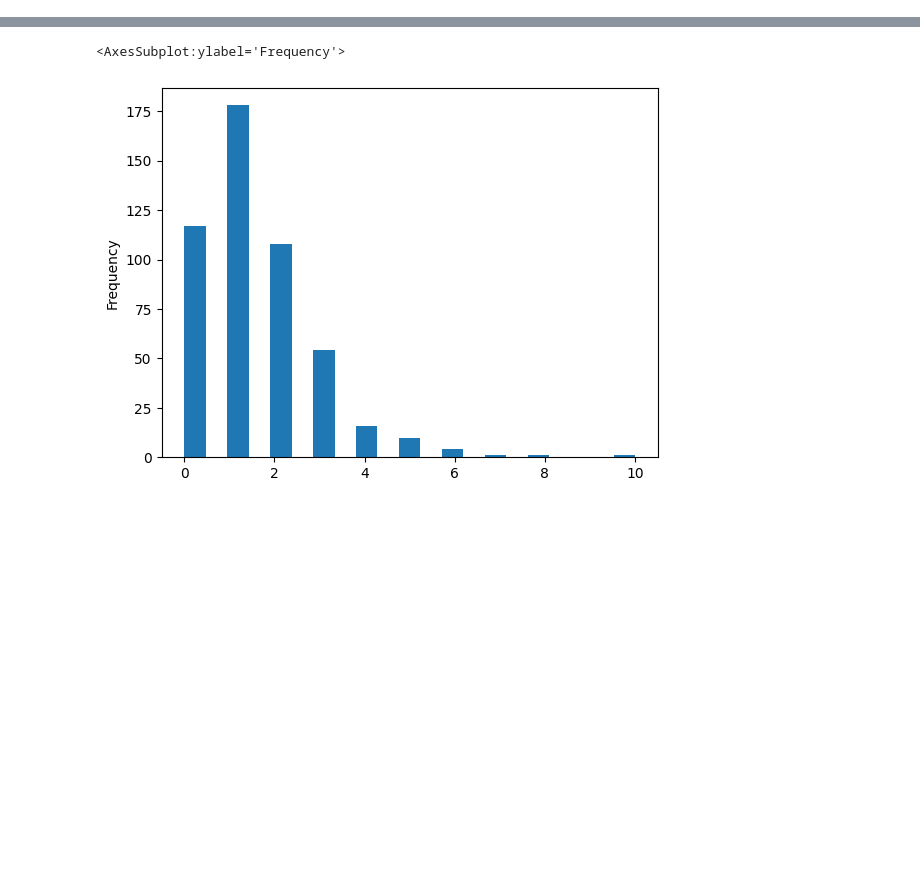
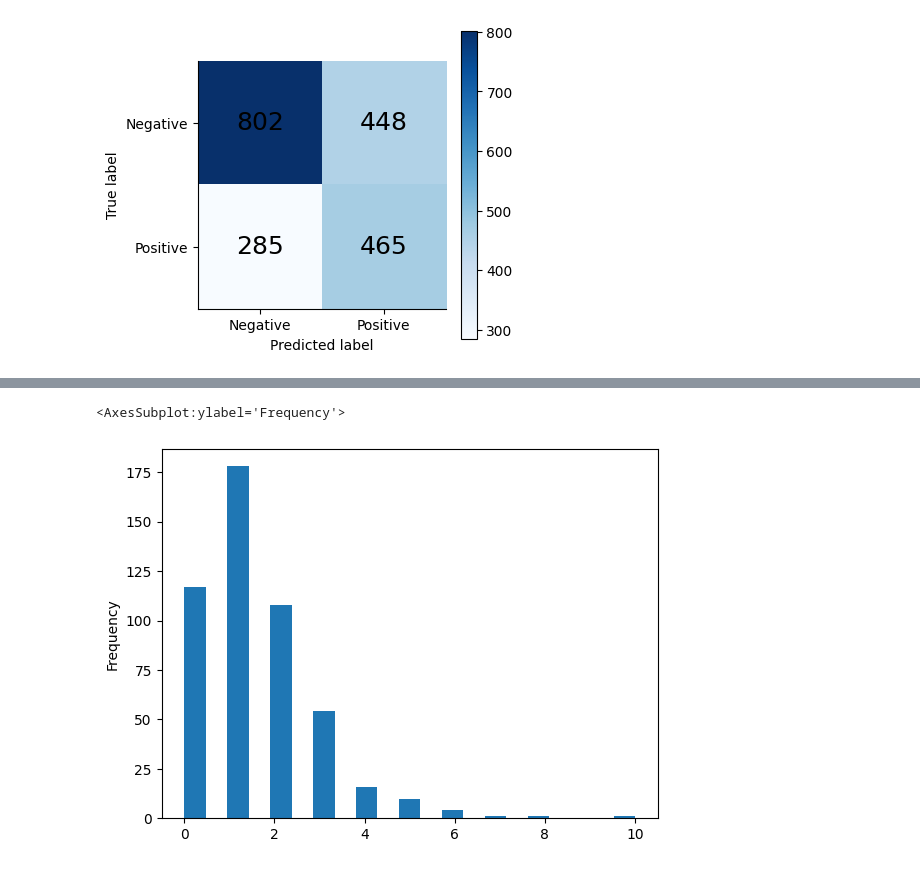
Before and after one commit to HishamAlkaed/Master_Thesis, a Jupyter notebook: code/error_analysis.ipynb, the cells around one changed output, grey strips where cells are left out. Drawn from its saved outputs; the diff is of its cells as text; code cells hidden in the pictures; blank space fills up the shorter version.

```diff
--- a/code/error_analysis.ipynb
+++ b/code/error_analysis.ipynb
@@ -6,11 +6,9 @@ from sklearn.ensemble import RandomForestClassifier, GradientBoostingClassifier
 from utils import *
 # %%
 # importing the data
-datafolder = '../../data/hateful_memes/'
-train = datafolder+'train_with_features.csv'
-test = datafolder+'test_with_features.csv'
-dev = datafolder+'dev_with_features.csv'
-df_train = pd.read_csv(train, keep_default_na=False)
+datafolder = '../../data/'
+test = datafolder+'test_unseen_with_features.csv'
+dev = datafolder+'dev_unseen_with_features.csv'
 df_dev = pd.read_csv(dev, keep_default_na=False)
 df_test = pd.read_csv(test, keep_default_na=False)
 # %%
@@ -183,0 +50,4 @@ Index(['id', 'img', 'label', 'text', 'tokens', 'lemmas', 'upos', 'pos_fw_emo',
+# %%
+plot_confusion_matrix(df_test, 'label', 'GBensemble', 'test_unseen_confusion_matrix.png')
+# %% [output]
+[figure, added]
```
Also changed, not shown: parts of 27 cells of this notebook, 23 other files.
